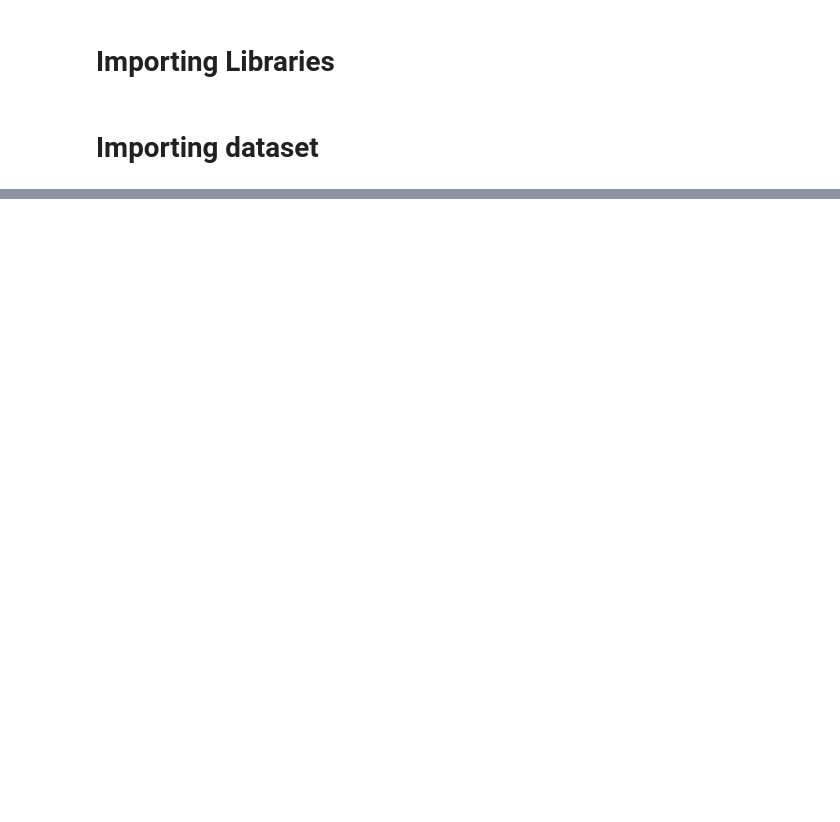
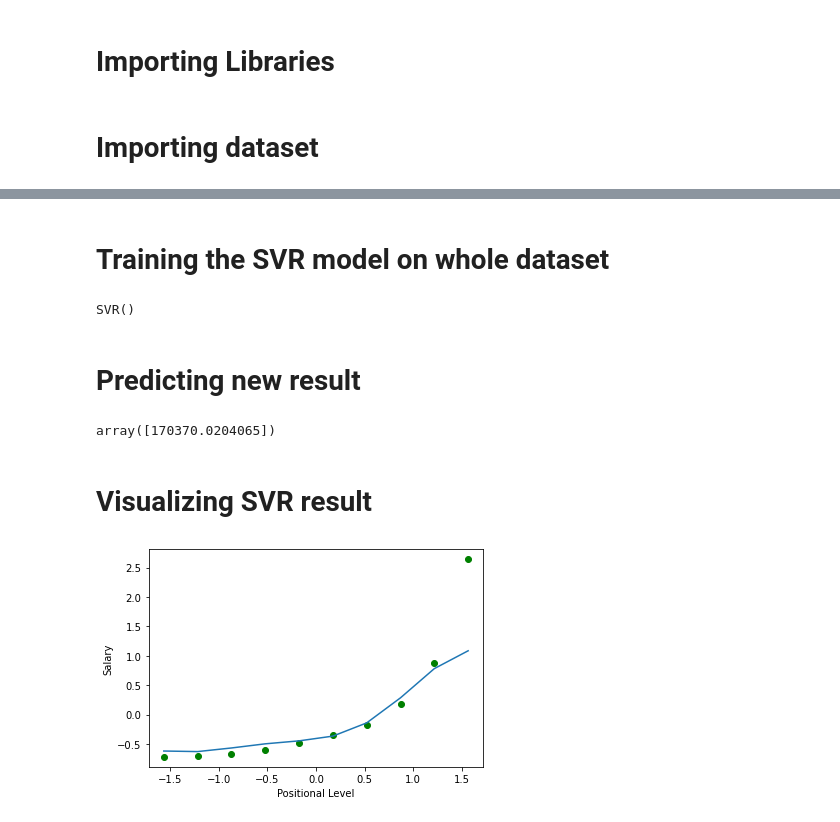
Before and after one commit to developergaurav77/Machine-Learning-A-Z-Hands-On-Python-Course, a Jupyter notebook: 1 Regression/Support Vector Regression (SVR).ipynb, the cells around one changed output, grey strips where cells are left out. Cells and saved outputs as stored; diff of their text form; code cells hidden in the pictures; blank space fills up the shorter version.

```diff
--- a/1 Regression/Support Vector Regression (SVR).ipynb
+++ b/1 Regression/Support Vector Regression (SVR).ipynb
@@ -7,5 +7,5 @@ import matplotlib.pyplot as plt
 # %% [markdown]
 # Importing dataset
 # %%
-df = pd.read_csv('50_Startups.csv')
+df = pd.read_csv('Position_Salaries.csv')
 df.head()
@@ -11,0 +19,3 @@ df.head()
+# %%
+X = df.iloc[:,1:-1].values
+y = df.iloc[:,-1:].values
@@ -11,0 +50,8 @@ df.head()
+# %%
+from sklearn.preprocessing import StandardScaler
+
+ss_x = StandardScaler()
+X = ss_x.fit_transform(X)
+
+ss_y = StandardScaler()
+y = ss_y.fit_transform(y)
@@ -11,0 +84,25 @@ df.head()
+# %% [markdown]
+# Training the SVR model on whole dataset
+# %%
+from sklearn.svm import SVR
+
+regressor = SVR(kernel='rbf')
+regressor.fit(X,y)
+# %% [output]
+SVR()
+# %% [markdown]
+# Predicting new result
+# %%
+ss_y.inverse_transform(regressor.predict(ss_x.transform([[6.5]])))
+# %% [output]
+array([170370.0204065])
+# %% [markdown]
+# Visualizing SVR result
+# %%
+plt.scatter(X,y,color='green')
+plt.plot(X,regressor.predict(X))
+plt.xlabel('Positional Level')
+plt.ylabel('Salary')
+plt.show()
+# %% [output]
+[figure, added]
```
Also changed, not shown: parts of 9 cells of this notebook.
